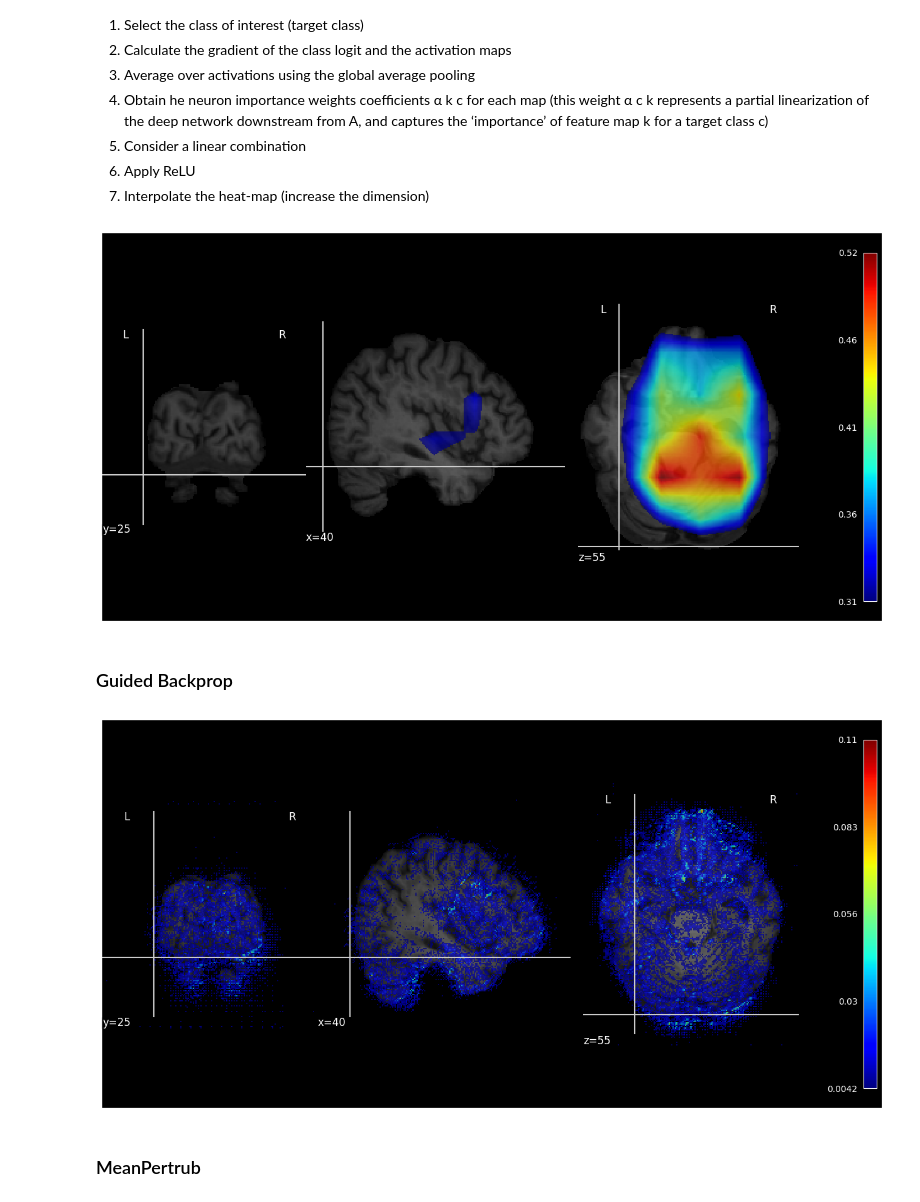
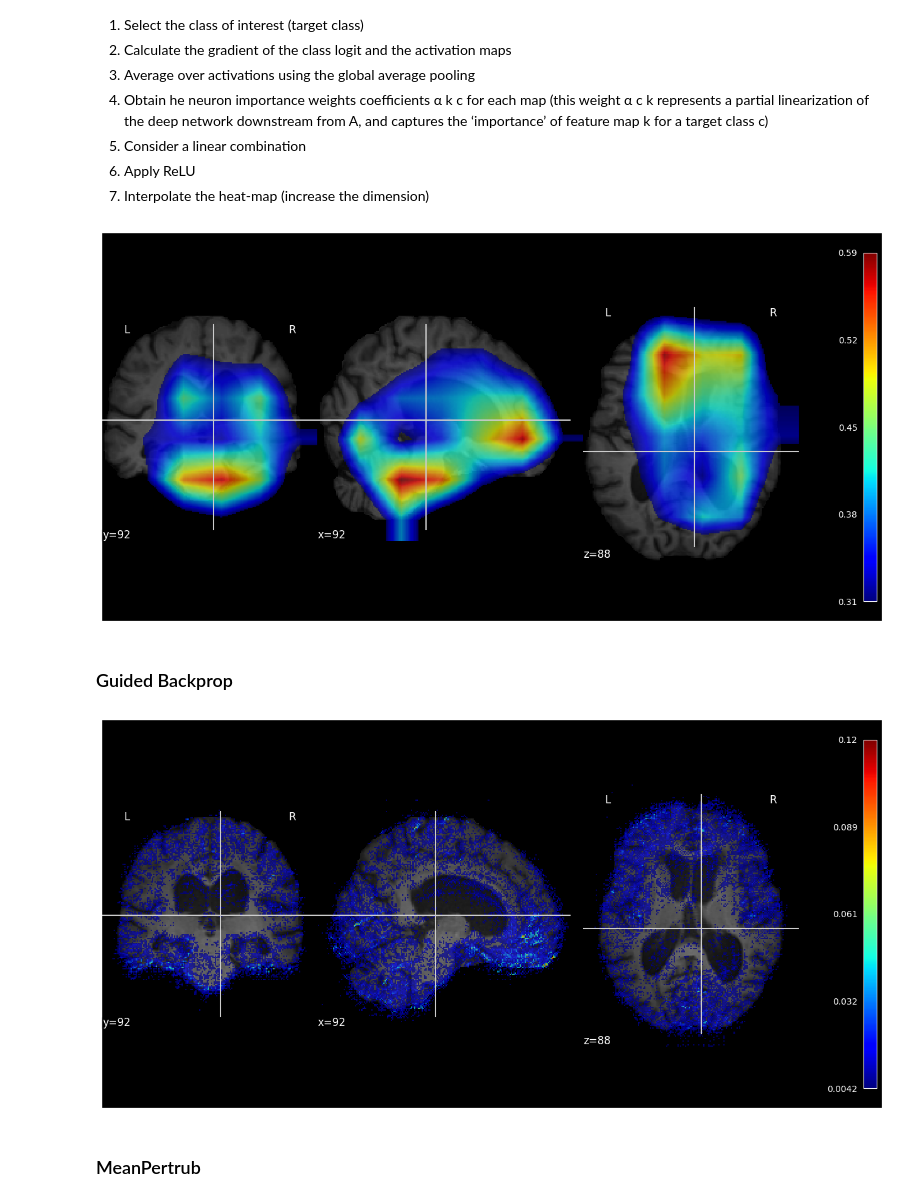
Before and after one commit to BobrG/neuro-ml-2002, a Jupyter notebook: project/baseline.ipynb, the cells around one changed output. Cells and saved outputs as stored; diff of their text form; code cells hidden in the pictures.

```diff
--- a/baseline.ipynb
+++ b/project/baseline.ipynb
@@ -25,6 +26,8 @@ source_path = Path('10_sub_for_validation/model')
 task_diagnoses = ['AD','CN']
 mask_type = None
 task = '_'.join(task_diagnoses)
+# %%
+gt_mask = nib.load('./10_sub_for_validation/10_sub_for_validation/sub-ADNI002S4262/raw_data/ground_truth_mask_sub-ADNI002S4262.nii.gz').get_fdata()
 # %%
 model = Conv5_FC3().eval()
 model.cuda()
@@ -74,13 +77,7 @@ class GetHeatmap():
         vanilla_method = Vanilla(model)
         vanilla_mask_3d, smoothgrad_mask_3d, value = vanilla_method.get_masks(image, logit)
 
-        return vanilla_mask_3d
-
-    def saliency_vanilla_smooth(self, model, image, logit, save_name=None):
-        vanilla_method = Vanilla(model)
-        vanilla_mask_3d, smoothgrad_mask_3d, value = vanilla_method.get_masks(image, logit)
-
-        return smoothgrad_mask_3d
+        return (vanilla_mask_3d, smoothgrad_mask_3d)
 
 
 def get_masks(model, loader, mask_type='grad_cam', size=(180, 180, 180), save=None, save_binary=None, task='AD_CN'):
@@ -99,20 +96,29 @@ def get_masks(model, loader, mask_type='grad_cam', size=(180, 180, 180), save=No
 
         name = data['image_path'][0][-80:-53]
         heatmap = getattr(heatmap_getter, mask_type)(model, image, logit, save_name=name)
+
         masks.append(heatmap)
 
         del image, heatmap
-        break
 
-    concat = np.concatenate(masks, axis=0).squeeze(axis=1)
-    labels_cn = np.array(labels) == 0
-    labels_ad = np.array(labels) == 1
-    mean_0 = concat[labels_cn]#.mean(axis=0)
-    mean_1 = concat[labels_ad]#.mean(axis=0)
-#     nib.save(nib.Nifti1Image(mean_0, affine=np.eye(4)),
-#              os.path.join(OUTPUT_DIR, '{}_{}_mean_0_{}.nii.gz'.format(name, mask_type, task)))
-#     nib.save(nib.Nifti1Image(mean_1, affine=np.eye(4)),
-#              os.path.join(OUTPUT_DIR, '{}_{}_mean_1_{}.nii.gz'.format(name, mask_type, task)))
+    if not 'saliency' in mask_type:
+        concat = np.concatenate(masks, axis=0).squeeze(axis=1)
+        labels_cn = np.array(labels) == 0
+        labels_ad = np.array(labels) == 1
+        mean_0 = concat[labels_cn].mean(axis=0)
+        mean_1 = concat[labels_ad].mean(axis=0)
+        nib.save(nib.Nifti1Image(mean_0, affine=np.eye(4)),
+                 os.path.join(OUTPUT_DIR, '{}_{}_mean_0_{}.nii.gz'.format(name, mask_type, task)))
+        nib.save(nib.Nifti1Image(mean_1, affine=np.eye(4)),
+                 os.path.join(OUTPUT_DIR, '{}_{}_mean_1_{}.nii.gz'.format(name, mask_type, task)))
+    else:
+        proof = ants.image_read(data['image_path'][0])
+        # masks: list of tuples (mask, smooth_mask)
+        save_img = ants.from_numpy(masks[0][0][0][0], spacing=proof.spacing, direction=proof.direction)
+        ants.image_write(save_img,  os.path.join(OUTPUT_DIR, '{}_{}_{}.nii.gz'.format(name, mask_type, task)))
+#         vanilla_mask_grayscale = saliency.VisualizeImageGrayscale(vanilla_mask_3d)
+#         smoothgrad_mask_grayscale = saliency.VisualizeImageGrayscale(smoothgrad_mask_3d)
+        return masks
 
     return mean_0, mean_1
 # %%
@@ -142,3 +153,5 @@ test_loader.dataset[0]['image_path'], test_loader.dataset[0]['label']
+# %%
+CUT_COORDS=(92, 92, 88)
 # %% [markdown]
 ## Interpretation methods
 * Grad Cam
@@ -174,7 +187,7 @@ class GradCam():
         heatmap = F.interpolate(heatmap.unsqueeze(0), size[1:], mode='trilinear', align_corners=False)  # 58 70 58 interpolate the heat-map and project it onto the original image
         return heatmap
 
-def display_interpretation(interp_img, data_img, cut_coords=(40, 25, 55), threshold=0.35, name='mean'):
+def display_interpretation(interp_img, data_img, cut_coords=None, threshold=0.35, name='mean'):
     fig, axes = plt.subplots(figsize=(16, 8))
     roi_img = nib.Nifti1Image(interp_img, affine=np.eye(4))
     bim_img = nib.Nifti1Image(np.squeeze(data_img['image']).cpu().detach().numpy(), affine=np.eye(4))
@@ -192,9 +205,9 @@ mask_type = 'grad_cam'
 _, mean_1 = get_masks(model, test_loader, mask_type=mask_type, size=data_test.size, task=task, save=True)
 # %%
 dataset_img = data_test.__getitem__(0)
-display_interpretation(mean_1, dataset_img, threshold=np.quantile(mean_1, q=0.8))
+display_interpretation(mean_1, dataset_img, cut_coords=CUT_COORDS, threshold=np.quantile(mean_1, q=0.8))
 # %% [output]
-[figure, old version]
+[figure, new version]
 # %% [markdown]
 ### Guided Backprop
 # %%
@@ -224,9 +237,9 @@ class GuidedBackprop():
 mean_0_gp, mean_1_gp = get_masks(model, test_loader, mask_type='guided_backprop', size=data_test.size)
 # %%
 dataset_img = data_test.__getitem__(0)
-display_interpretation(mean_1_gp, dataset_img, threshold=np.quantile(mean_1_gp, q=0.8))
+display_interpretation(mean_1_gp, dataset_img, cut_coords=CUT_COORDS, threshold=np.quantile(mean_1_gp, q=0.8))
 # %% [output]
-[figure, old version]
+[figure, new version]
 # %% [markdown]
 ### MeanPertrub
 # %%
```
Also changed, not shown: parts of 10 cells of this notebook, 7 other files.
